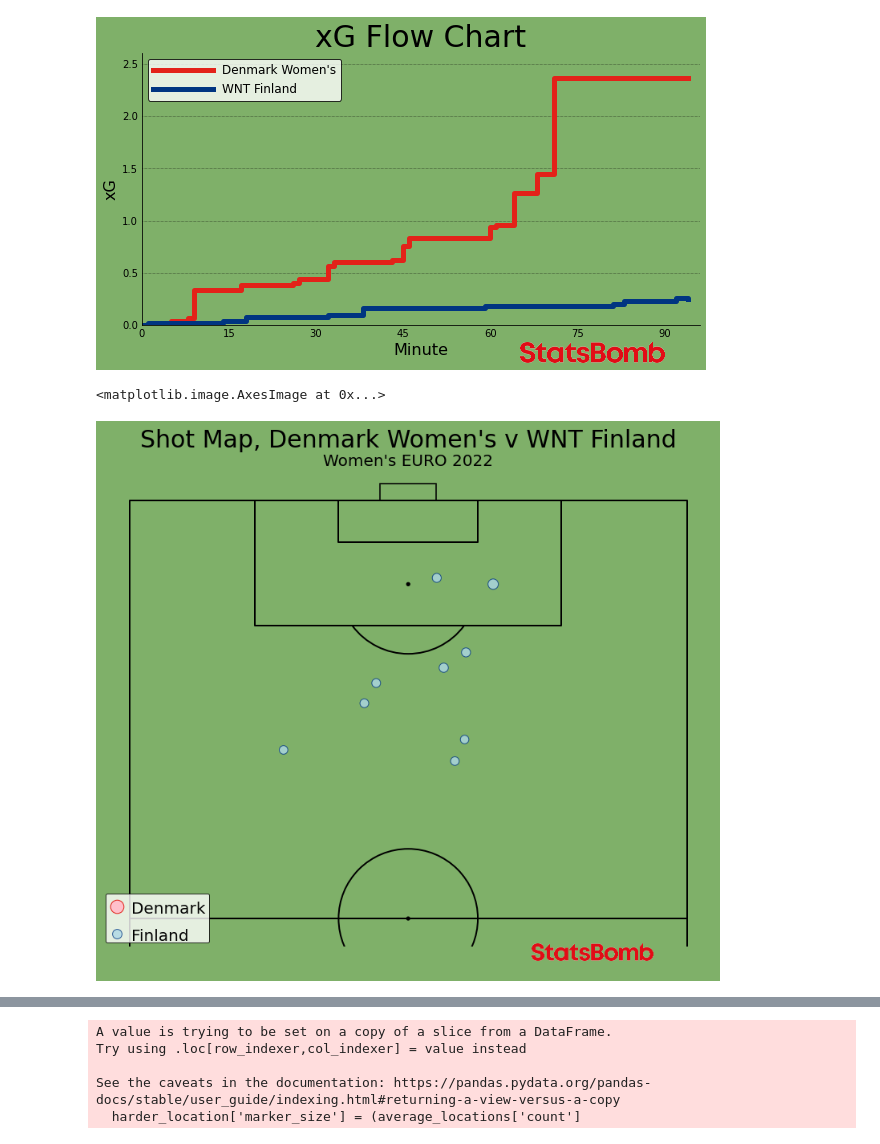
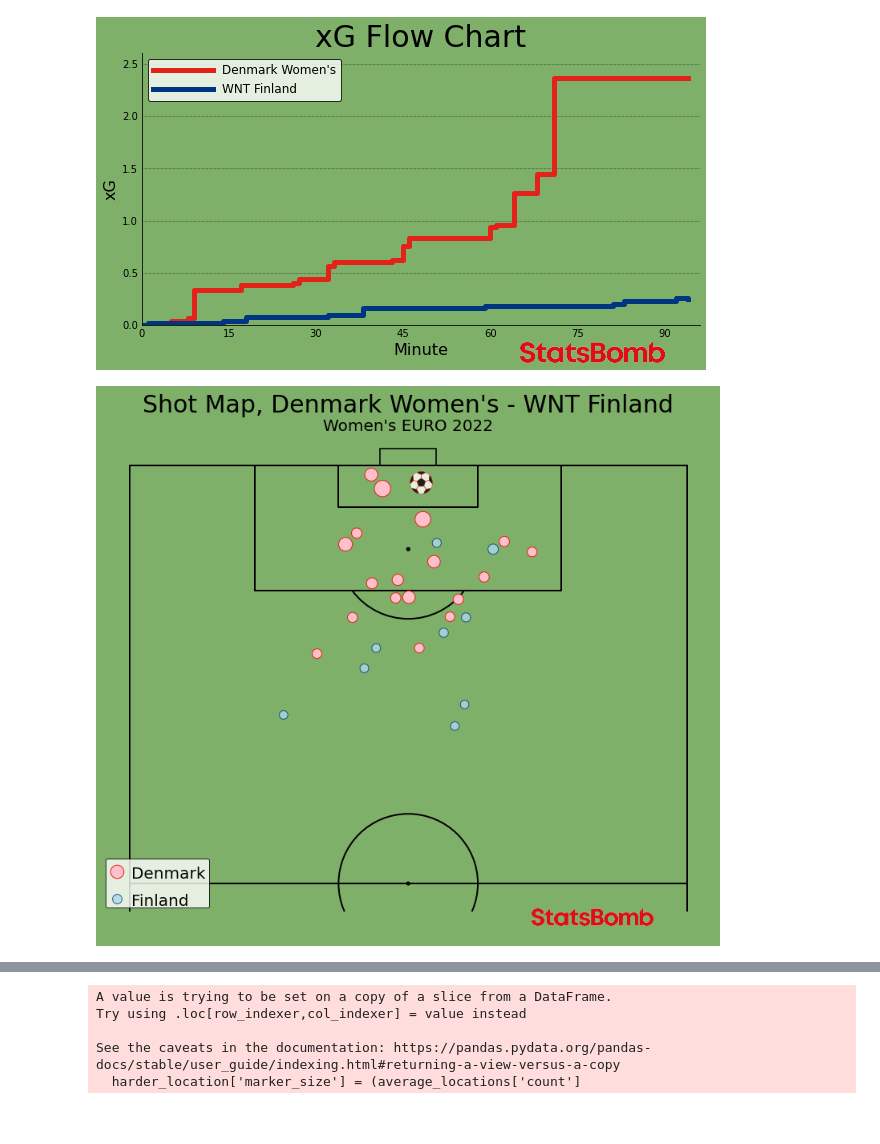
Before and after one commit to AugustSteff/Data-Analysis-in-football, a Jupyter notebook: Den v Fin_Analysis.ipynb, the cells around one changed output, grey strips where cells are left out. Cells and saved outputs as stored; diff of their text form; code cells hidden in the pictures.

```diff
--- a/Den v Fin_Analysis.ipynb
+++ b/Den v Fin_Analysis.ipynb
@@ -169,42 +174,45 @@ shotsDen_reverseX['x'] = mplpitch.dim.right - shotsDen_reverseX.x
 goalsDen_reverseX = goals
 goalsDen_reverseX['x'] = mplpitch.dim.right - goalsDen_reverseX.x
 # %%
-pitch = VerticalPitch(pitch_type='statsbomb', half=True, goal_type="box", goal_alpha=0.8, pitch_color=pitchColor, line_color=linesColor)
-fig,axs= pitch.grid(figheight=10, title_height=0.08, endnote_space=0, axis=False,title_space=0, grid_height=0.82, endnote_height=0.05)
+pitch = VerticalPitch(pitch_type='statsbomb', half=True, goal_type="box", goal_alpha=0.8,
+                      pitch_color=pitchColor, line_color=linesColor)
+
+fig,axs= pitch.grid(figheight=10, title_height=0.08, endnote_space=0,
+                    axis=False,title_space=0, grid_height=0.82, endnote_height=0.05)
 
 fig.set_facecolor(figColor)
 
 scatter_shots = pitch.scatter(shots.x, shots.y, s=(shots.shot_statsbomb_xg * 900) + 130,
                               c='pink', edgecolors= hteamColor, marker='o',
                               alpha = 1, ax=axs['pitch'], label="Denmark")
 
 scatter_goals= pitch.scatter(goals.x, goals.y, s=(goals.shot_statsbomb_xg * 900) + 130,
-                             c="white", marker="football", ax=axs["pitch"],
+                             c="white", edgecolor= hteamColor, marker="football", ax=axs["pitch"],
                              alpha = .80)
 
 scatter_shots_fin = pitch.scatter(shots_fin.x, shots_fin.y, s=(shots_fin.shot_statsbomb_xg * 900) + 100,
-                                  c='lightblue', edgecolors=ateamColor, marker='o', alpha = .80, label="Finland", ax=axs['pitch'])
+                                  c='lightblue', edgecolors=ateamColor, marker='o',
+                                  alpha = .80, label="Finland", ax=axs['pitch'])
 
 
-axs["title"].text (0.5, 0.7, (f"Shot Map, {hteam} v {ateam}"), color=textColor, va="center", ha="center", fontsize=30)
+axs["title"].text (0.5, 0.7, (f"Shot Map, {hteam} - {ateam}"), color=textColor, va="center", ha="center", fontsize=30)
 
 
 axs["title"].text (0.5, 0.25, tournament, color=textColor, va="center", ha="center", fontsize=20)
 
 legend = axs['pitch'].legend(loc='lower left', facecolor="white", edgecolor="black", labelspacing=1.5)
 for text in legend.get_texts():
     text.set_fontsize(20)
     text.set_va('center')
 
 ax3 = fig.add_axes([0.65, 0.050, 0.27, 0.03])
 ax3.axis('off')
 ax3.imshow(im)
 
 
-#plt.savefig('viz/Shot Map, Denmark v Finland', dpi=300, bbox_inches='tight')
+plt.savefig('viz/Shot Map, Denmark v Finland', dpi=300, bbox_inches='tight')
 # %% [output]
-<matplotlib.image.AxesImage at 0x...>
-[figure, old version]
+[figure, new version]
 # %%
 fig, axs = mplpitch.jointgrid(figheight=11, left=None, bottom=0.075, marginal=0.1, space=0, grid_width=0.9, title_height=0, axis=False, endnote_height=0, grid_height=0.8)
 plt.gca().invert_yaxis()
```
Also changed, not shown: parts of 12 cells of this notebook.
